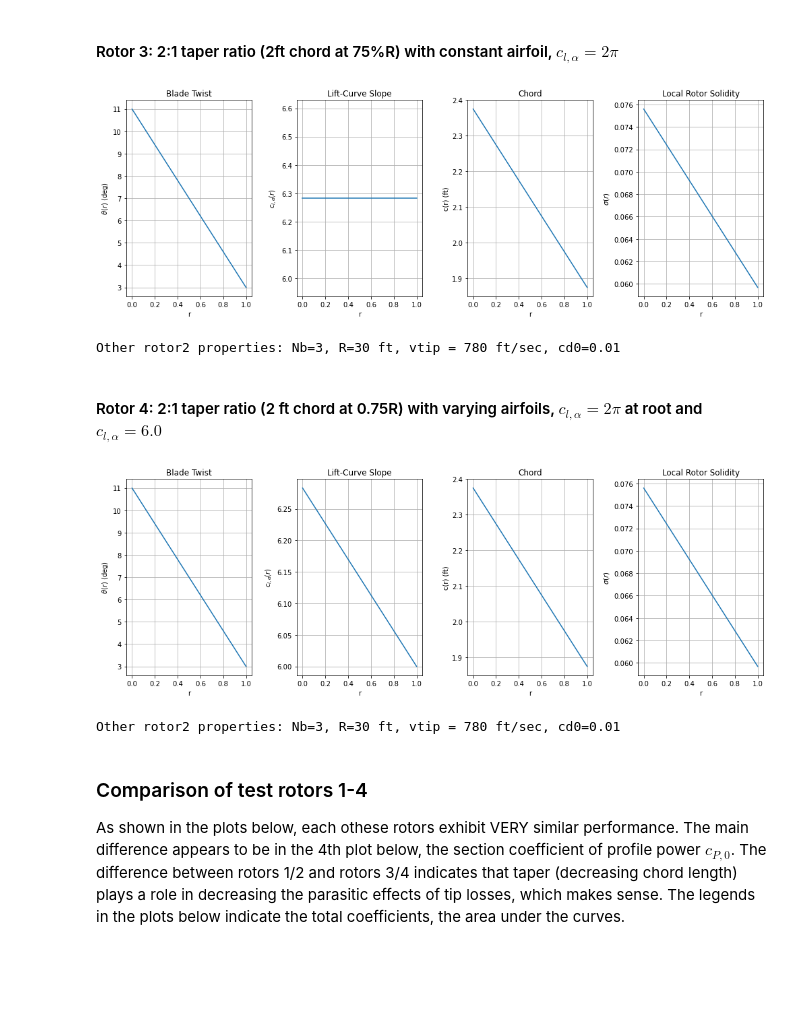
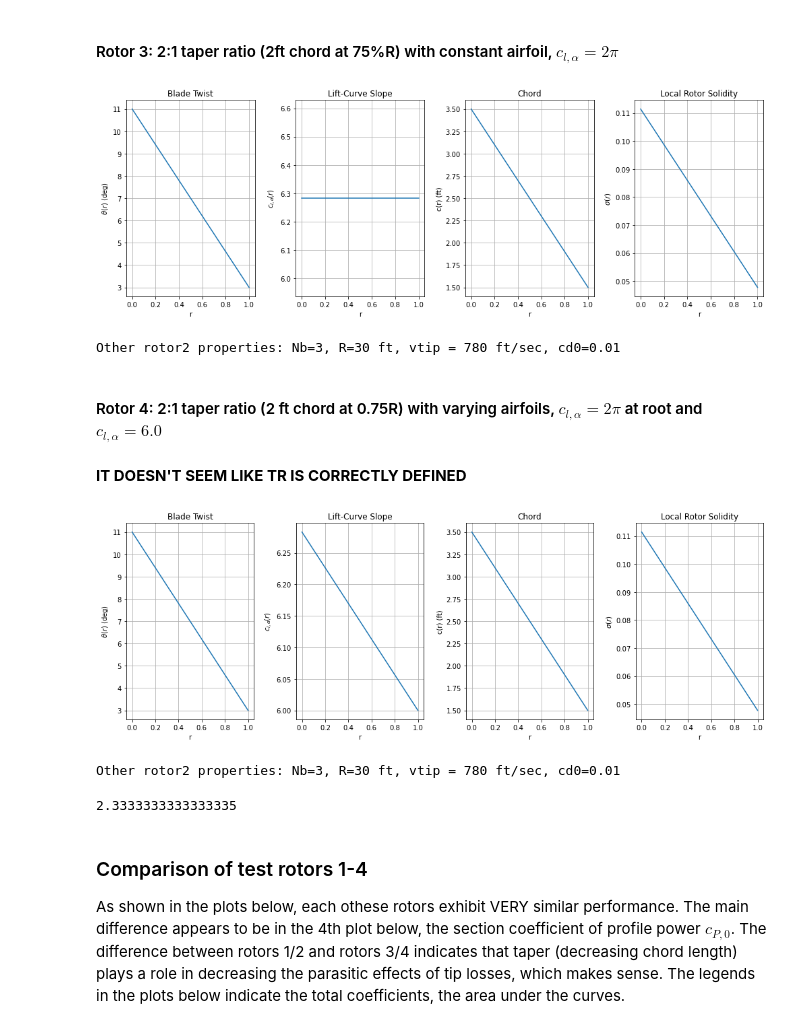
Before and after one commit to nruhl25/HoveringVehicleDesign, a Jupyter notebook: proj1/proj1_report.ipynb, the cells around one changed output. Saved outputs shown, nothing was run; the diff lists cells and outputs as text; code cells hidden in the pictures; blank space fills up the shorter version.

```diff
--- a/proj1/proj1_report.ipynb
+++ b/proj1/proj1_report.ipynb
@@ -208,28 +205,33 @@ Other rotor2 properties: Nb=3, R=30 ft, vtip = 780 ft/sec, cd0=0.01
 # %%
 rotor3 = Rotor2()
 
-rotor3.TR = -0.5
+rotor3.TR = -2
 rotor3.chord_75 = 2  # ft
 
-tools.plot_rotor2(rotor3)
+plotter.plot_rotor2(rotor3)
 # %% [output]
-[figure, old version]
+[figure, new version]
 Other rotor2 properties: Nb=3, R=30 ft, vtip = 780 ft/sec, cd0=0.01
 # %% [markdown]
 #### Rotor 4: 2:1 taper ratio (2 ft chord at 0.75R) with varying airfoils, $c_{l,\alpha}=2\pi$ at root and $c_{l,\alpha}=6.0$
+# %% [markdown]
+__IT DOESN'T SEEM LIKE TR IS CORRECTLY DEFINED__
 # %%
 rotor4 = Rotor2()
 
-rotor4.TR = -0.5
+rotor4.TR = -2
 rotor4.chord_75 = 2  # ft
 
 rotor4.AV = 6-2*np.pi
 rotor4.cl_slope_75 = 2*np.pi+0.75*(6.0-2*np.pi)
 
-tools.plot_rotor2(rotor4)
+plotter.plot_rotor2(rotor4)
+
+BEMT2.Chord(0, rotor4)/BEMT2.Chord(1, rotor4)
 # %% [output]
-[figure, old version]
+[figure, new version]
 Other rotor2 properties: Nb=3, R=30 ft, vtip = 780 ft/sec, cd0=0.01
+2.3333333333333335
 # %% [markdown]
 ### Comparison of test rotors 1-4
 
```
Also changed, not shown: parts of 21 cells of this notebook, 4 other files.
